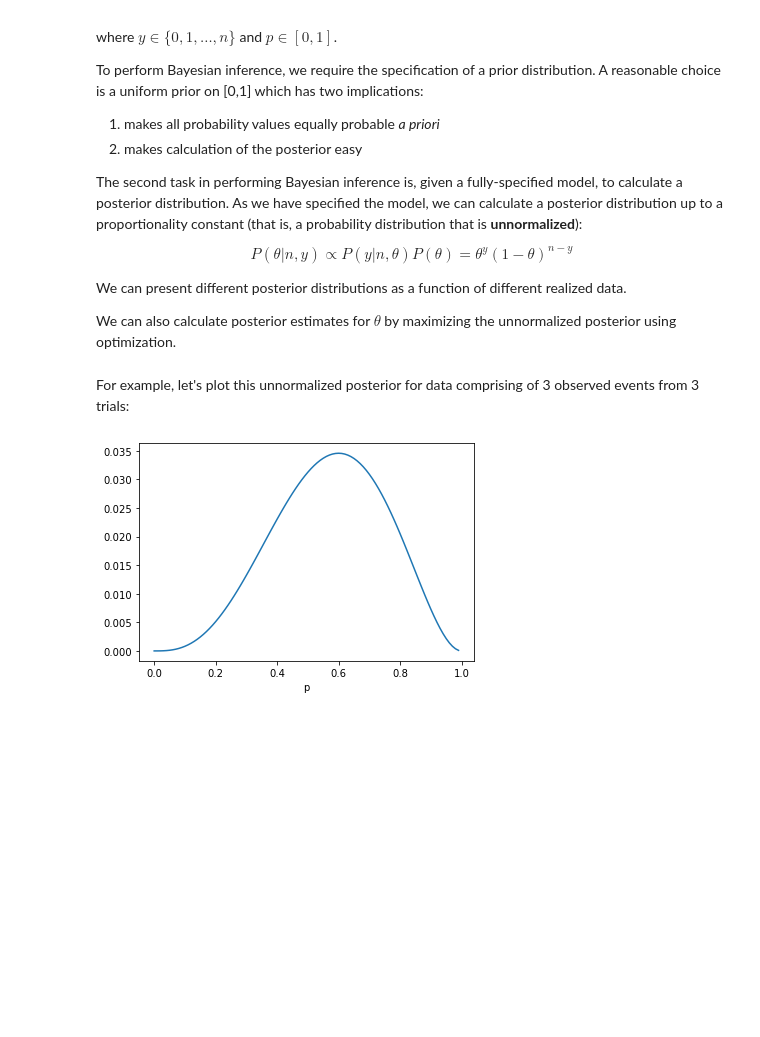
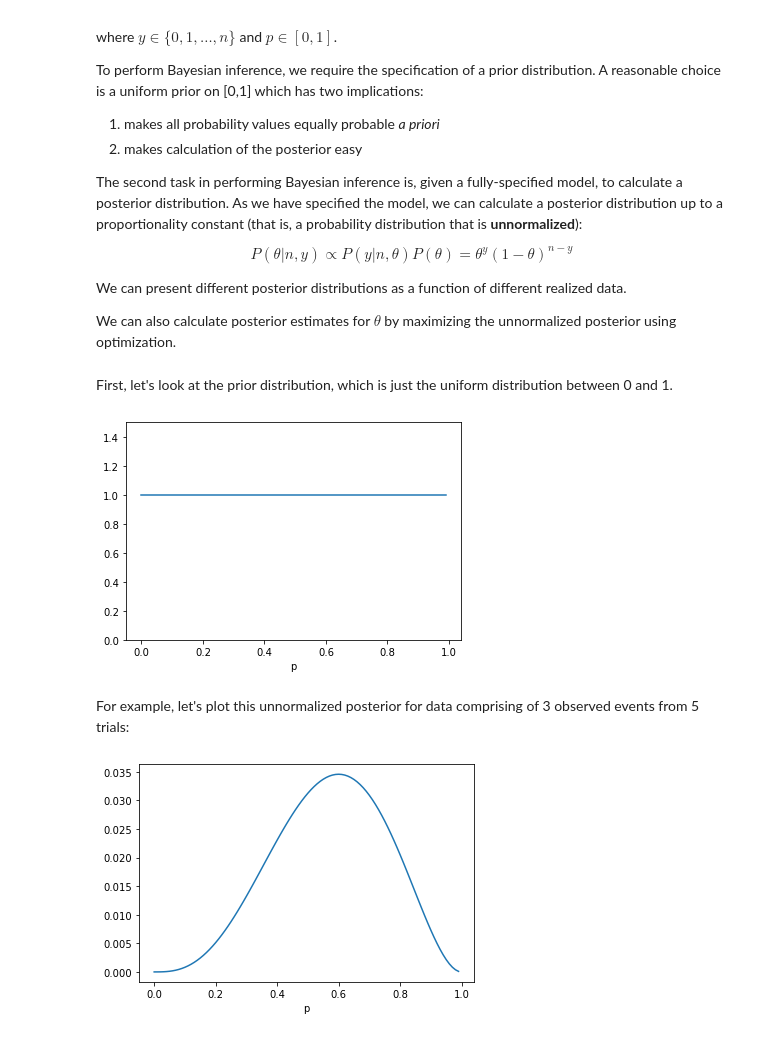
Before and after one commit to Robert-Muil/bayes_course_july2020, a Jupyter notebook: notebooks/Section1_1-Basic_Bayes-ExampleOrgSim.ipynb, the cells around one changed output. Drawn from its saved outputs; the diff is of its cells as text; code cells hidden in the pictures; blank space fills up the shorter version.

Commit message:
added binomial prior

```diff
--- a/notebooks/Section1_1-Basic_Bayes-ExampleOrgSim.ipynb
+++ b/notebooks/Section1_1-Basic_Bayes-ExampleOrgSim.ipynb
@@ -135,3 +141,12 @@ We can also calculate posterior estimates for $\theta$ by maximizing the unnorma
+# %% [markdown]
+First, let's look at the prior distribution, which is just the uniform distribution between 0 and 1.
+# %%
+rv = stats.uniform()
+plt.plot(p_range, rv.pdf(p_range));
+plt.xlabel('p');
+plt.ylim(0, 1.5);
+# %% [output]
+[figure, added]
 # %% [markdown]
-For example, let's plot this unnormalized posterior for data comprising of 3 observed events from 3 trials:
+For example, let's plot this unnormalized posterior for data comprising of 3 observed events from 5 trials:
 # %%
```
Also changed, not shown: parts of 2 cells of this notebook.
